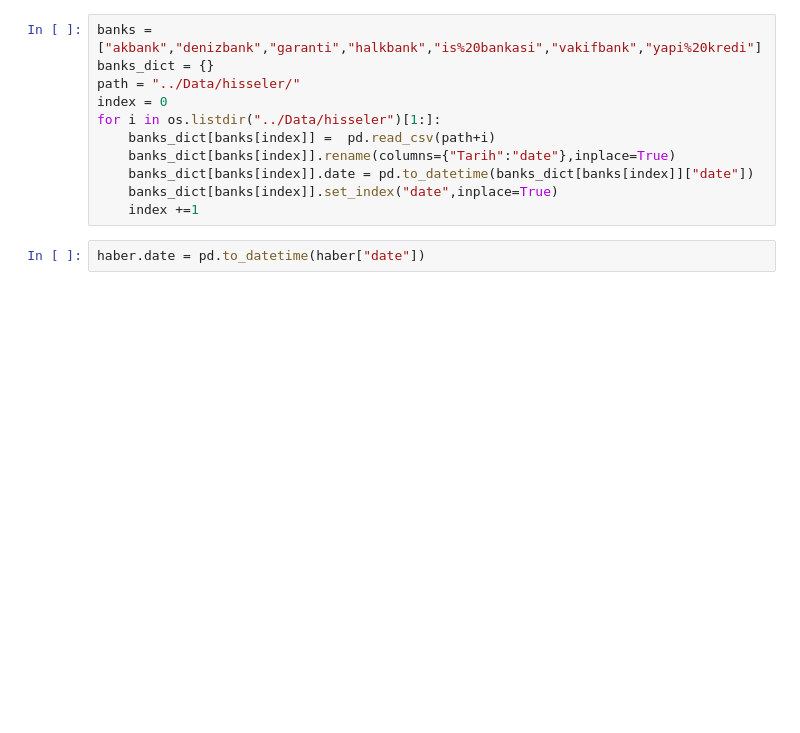
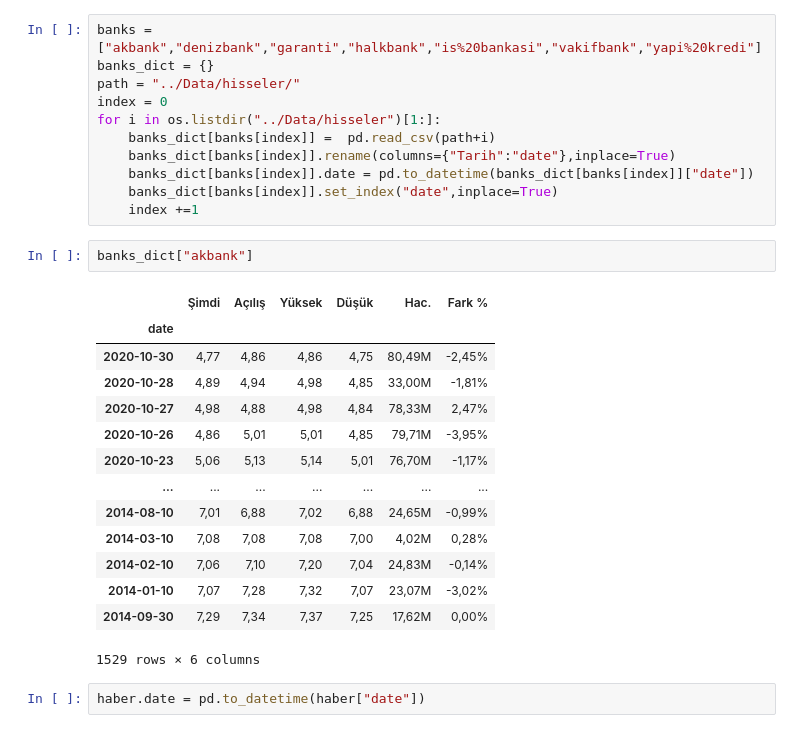
Before and after one commit to karaee/NLP-for-Stock-Price-Prediction-with-RNNs, a Jupyter notebook: Workspace/Data Preparation/clean_data.ipynb, the cells around one changed output. Saved outputs shown, nothing was run; the diff lists cells and outputs as text; blank space fills up the shorter version.

```diff
--- a/Workspace/Data Preparation/clean_data.ipynb
+++ b/Workspace/Data Preparation/clean_data.ipynb
@@ -91,5 +90,22 @@ for i in os.listdir("../Data/hisseler")[1:]:
     banks_dict[banks[index]].date = pd.to_datetime(banks_dict[banks[index]]["date"])
     banks_dict[banks[index]].set_index("date",inplace=True)
     index +=1
+# %%
+banks_dict["akbank"]
+# %% [output]
+|  | Şimdi | Açılış | Yüksek | Düşük | Hac. | Fark % |
+| date |  |  |  |  |  |  |
+| 2020-10-30 | 4,77 | 4,86 | 4,86 | 4,75 | 80,49M | -2,45% |
+| 2020-10-28 | 4,89 | 4,94 | 4,98 | 4,85 | 33,00M | -1,81% |
+| 2020-10-27 | 4,98 | 4,88 | 4,98 | 4,84 | 78,33M | 2,47% |
+| 2020-10-26 | 4,86 | 5,01 | 5,01 | 4,85 | 79,71M | -3,95% |
+| 2020-10-23 | 5,06 | 5,13 | 5,14 | 5,01 | 76,70M | -1,17% |
+| ... | ... | ... | ... | ... | ... | ... |
+| 2014-08-10 | 7,01 | 6,88 | 7,02 | 6,88 | 24,65M | -0,99% |
+| 2014-03-10 | 7,08 | 7,08 | 7,08 | 7,00 | 4,02M | 0,28% |
+| 2014-02-10 | 7,06 | 7,10 | 7,20 | 7,04 | 24,83M | -0,14% |
+| 2014-01-10 | 7,07 | 7,28 | 7,32 | 7,07 | 23,07M | -3,02% |
+| 2014-09-30 | 7,29 | 7,34 | 7,37 | 7,25 | 17,62M | 0,00% |
+1529 rows × 6 columns
 # %%
 haber.date = pd.to_datetime(haber["date"])
```
Also changed, not shown: parts of 32 cells of this notebook, 3 other files.
